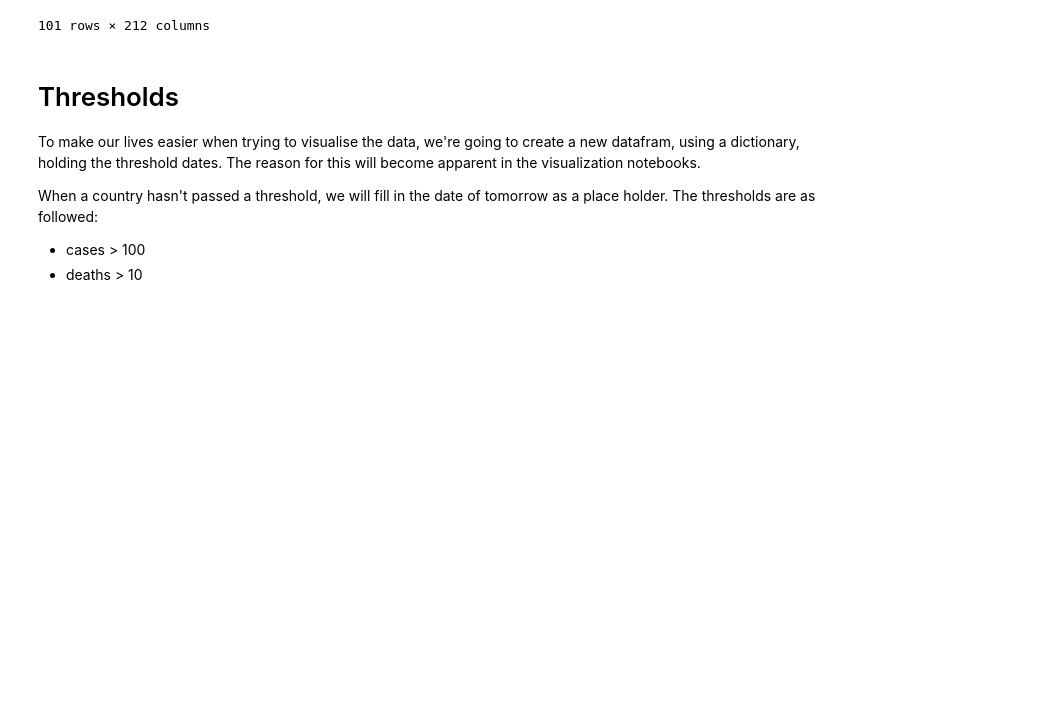
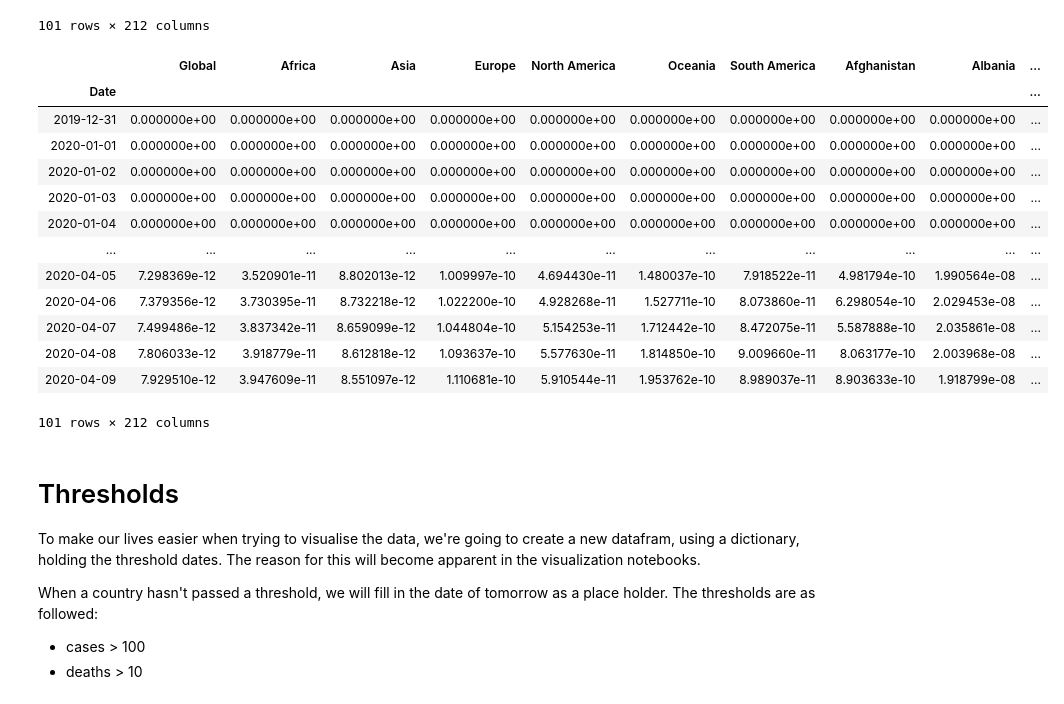
Before and after one commit to simon-verheyen/Portfolio, a Jupyter notebook: COVID-data/Data-Extraction/Data-Processing.ipynb, the cells around one changed output. Cells and saved outputs as stored; diff of their text form; code cells hidden in the pictures; blank space fills up the shorter version.

```diff
--- a/COVID-data/Data-Extraction/Data-Processing.ipynb
+++ b/COVID-data/Data-Extraction/Data-Processing.ipynb
@@ -294,6 +294,33 @@ df_mortality.to_csv('../data/mortality.csv')
 | 2020-04-08 | 0.058537 | 0.049691 | 0.038034 | 0.084112 | 0.032106 | 0.007287 | 0.038746 | 0.029973 | 0.057441 | ... |
 | 2020-04-09 | 0.059463 | 0.050057 | 0.037762 | 0.085423 | 0.034022 | 0.007845 | 0.038658 | 0.033097 | 0.055000 | ... |
 101 rows × 212 columns
+# %%
+df_deaths_population = df_mortality.copy()
+
+for country in countries_all:
+    for date in dates_all:
+        if df_populations.at['Populations', country] != 0:
+            df_deaths_population.at[date, country] = df_deaths_population.at[date, country] / df_populations.at['Populations', country]
+        else:
+            df_deaths_population.at[date, country] = 0
+
+display(df_deaths_population)
+df_deaths_population.to_csv('../data/deaths_population.csv')
+# %% [output]
+|  | Global | Africa | Asia | Europe | North America | Oceania | South America | Afghanistan | Albania | ... |
+| Date |  |  |  |  |  |  |  |  |  | ... |
+| 2019-12-31 | 0.000000e+00 | 0.000000e+00 | 0.000000e+00 | 0.000000e+00 | 0.000000e+00 | 0.000000e+00 | 0.000000e+00 | 0.000000e+00 | 0.000000e+00 | ... |
+| 2020-01-01 | 0.000000e+00 | 0.000000e+00 | 0.000000e+00 | 0.000000e+00 | 0.000000e+00 | 0.000000e+00 | 0.000000e+00 | 0.000000e+00 | 0.000000e+00 | ... |
+| 2020-01-02 | 0.000000e+00 | 0.000000e+00 | 0.000000e+00 | 0.000000e+00 | 0.000000e+00 | 0.000000e+00 | 0.000000e+00 | 0.000000e+00 | 0.000000e+00 | ... |
+| 2020-01-03 | 0.000000e+00 | 0.000000e+00 | 0.000000e+00 | 0.000000e+00 | 0.000000e+00 | 0.000000e+00 | 0.000000e+00 | 0.000000e+00 | 0.000000e+00 | ... |
+| 2020-01-04 | 0.000000e+00 | 0.000000e+00 | 0.000000e+00 | 0.000000e+00 | 0.000000e+00 | 0.000000e+00 | 0.000000e+00 | 0.000000e+00 | 0.000000e+00 | ... |
+| ... | ... | ... | ... | ... | ... | ... | ... | ... | ... | ... |
+| 2020-04-05 | 7.298369e-12 | 3.520901e-11 | 8.802013e-12 | 1.009997e-10 | 4.694430e-11 | 1.480037e-10 | 7.918522e-11 | 4.981794e-10 | 1.990564e-08 | ... |
+| 2020-04-06 | 7.379356e-12 | 3.730395e-11 | 8.732218e-12 | 1.022200e-10 | 4.928268e-11 | 1.527711e-10 | 8.073860e-11 | 6.298054e-10 | 2.029453e-08 | ... |
+| 2020-04-07 | 7.499486e-12 | 3.837342e-11 | 8.659099e-12 | 1.044804e-10 | 5.154253e-11 | 1.712442e-10 | 8.472075e-11 | 5.587888e-10 | 2.035861e-08 | ... |
+| 2020-04-08 | 7.806033e-12 | 3.918779e-11 | 8.612818e-12 | 1.093637e-10 | 5.577630e-11 | 1.814850e-10 | 9.009660e-11 | 8.063177e-10 | 2.003968e-08 | ... |
+| 2020-04-09 | 7.929510e-12 | 3.947609e-11 | 8.551097e-12 | 1.110681e-10 | 5.910544e-11 | 1.953762e-10 | 8.989037e-11 | 8.903633e-10 | 1.918799e-08 | ... |
+101 rows × 212 columns
 # %% [markdown]
 # Thresholds
 
```
Also changed, not shown: 7 other files.
